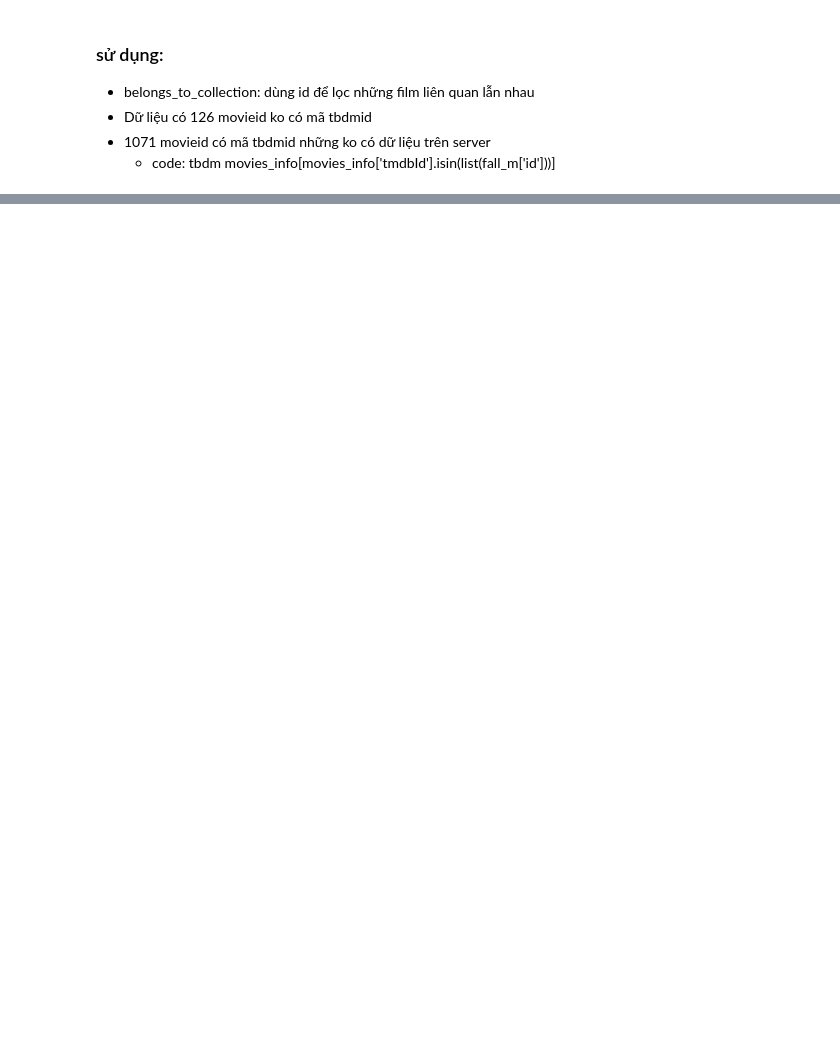
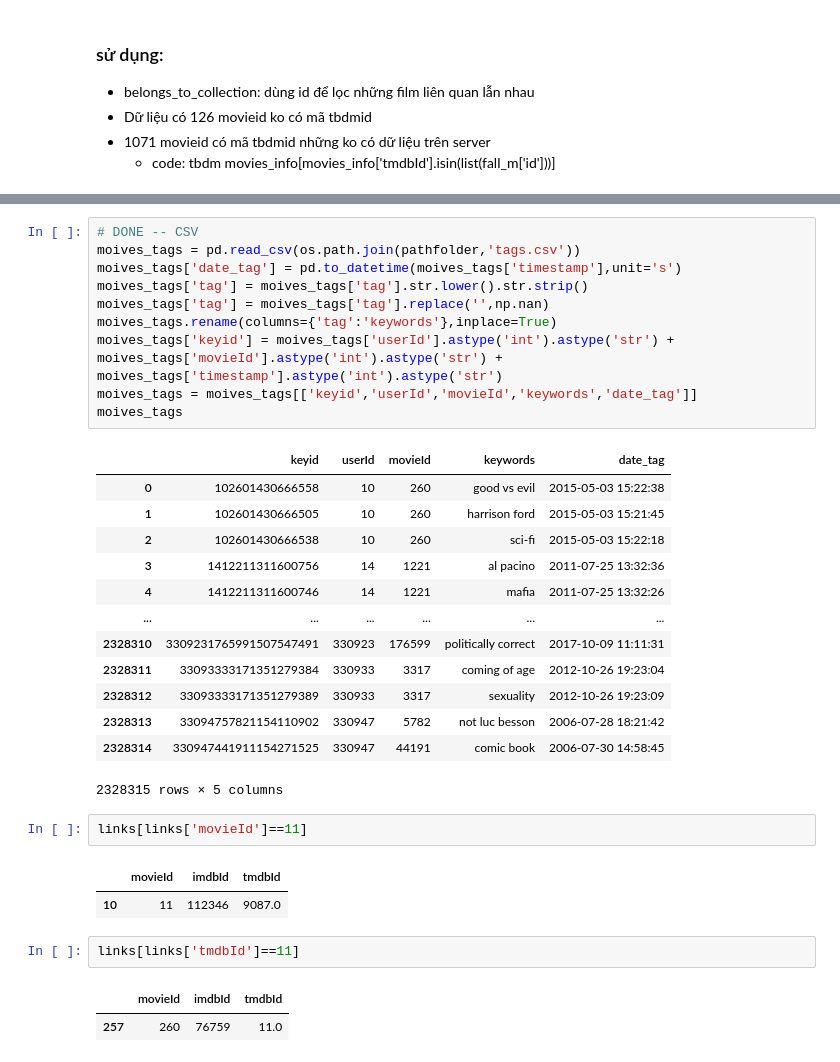
Before and after one commit to DK-Hieu/PTPM_project, a Jupyter notebook: PTPM_data_db.ipynb, the cells around one changed output, grey strips where cells are left out. Cells and saved outputs as stored; diff of their text form; blank space fills up the shorter version.

```diff
--- a/PTPM_data_db.ipynb
+++ b/PTPM_data_db.ipynb
@@ -479,0 +173,34 @@ connUAT.close()
+# %%
+# DONE -- CSV
+moives_tags = pd.read_csv(os.path.join(pathfolder,'tags.csv'))
+moives_tags['date_tag'] = pd.to_datetime(moives_tags['timestamp'],unit='s')
+moives_tags['tag'] = moives_tags['tag'].str.lower().str.strip()
+moives_tags['tag'] = moives_tags['tag'].replace('',np.nan)
+moives_tags.rename(columns={'tag':'keywords'},inplace=True)
+moives_tags['keyid'] = moives_tags['userId'].astype('int').astype('str') + moives_tags['movieId'].astype('int').astype('str') + moives_tags['timestamp'].astype('int').astype('str')
+moives_tags = moives_tags[['keyid','userId','movieId','keywords','date_tag']]
+moives_tags
+# %% [output]
+|  | keyid | userId | movieId | keywords | date_tag |
+| 0 | 102601430666558 | 10 | 260 | good vs evil | 2015-05-03 15:22:38 |
+| 1 | 102601430666505 | 10 | 260 | harrison ford | 2015-05-03 15:21:45 |
+| 2 | 102601430666538 | 10 | 260 | sci-fi | 2015-05-03 15:22:18 |
+| 3 | 1412211311600756 | 14 | 1221 | al pacino | 2011-07-25 13:32:36 |
+| 4 | 1412211311600746 | 14 | 1221 | mafia | 2011-07-25 13:32:26 |
+| ... | ... | ... | ... | ... | ... |
+| 2328310 | 3309231765991507547491 | 330923 | 176599 | politically correct | 2017-10-09 11:11:31 |
+| 2328311 | 33093333171351279384 | 330933 | 3317 | coming of age | 2012-10-26 19:23:04 |
+| 2328312 | 33093333171351279389 | 330933 | 3317 | sexuality | 2012-10-26 19:23:09 |
+| 2328313 | 33094757821154110902 | 330947 | 5782 | not luc besson | 2006-07-28 18:21:42 |
+| 2328314 | 330947441911154271525 | 330947 | 44191 | comic book | 2006-07-30 14:58:45 |
+2328315 rows × 5 columns
+# %%
+links[links['movieId']==11]
+# %% [output]
+|  | movieId | imdbId | tmdbId |
+| 10 | 11 | 112346 | 9087.0 |
+# %%
+links[links['tmdbId']==11]
+# %% [output]
+|  | movieId | imdbId | tmdbId |
+| 257 | 260 | 76759 | 11.0 |
```
Also changed, not shown: parts of 56 cells of this notebook, 16 other files.
